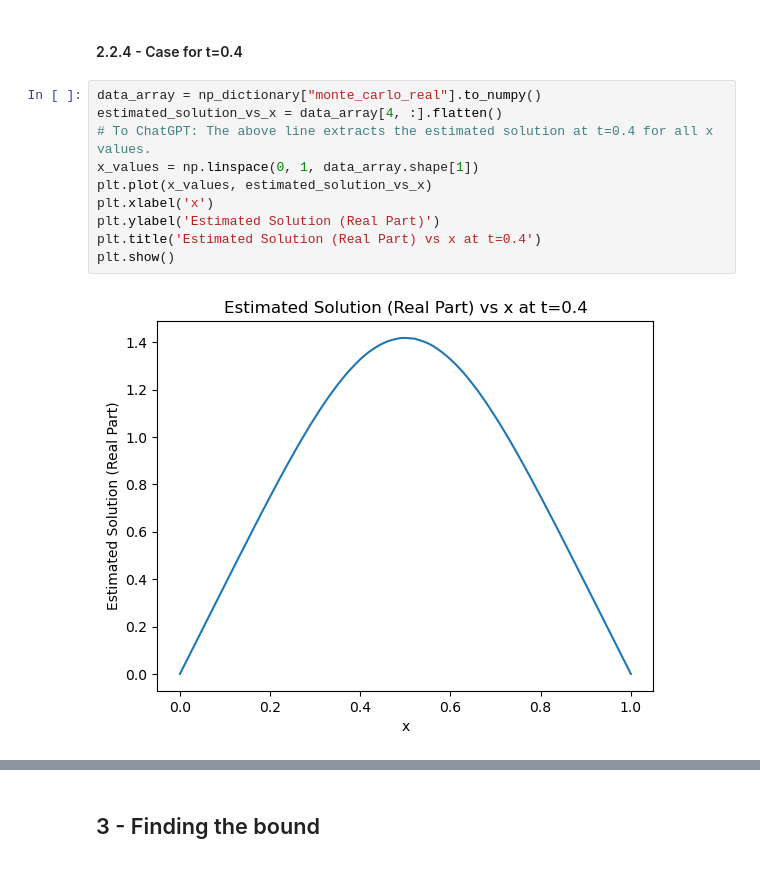
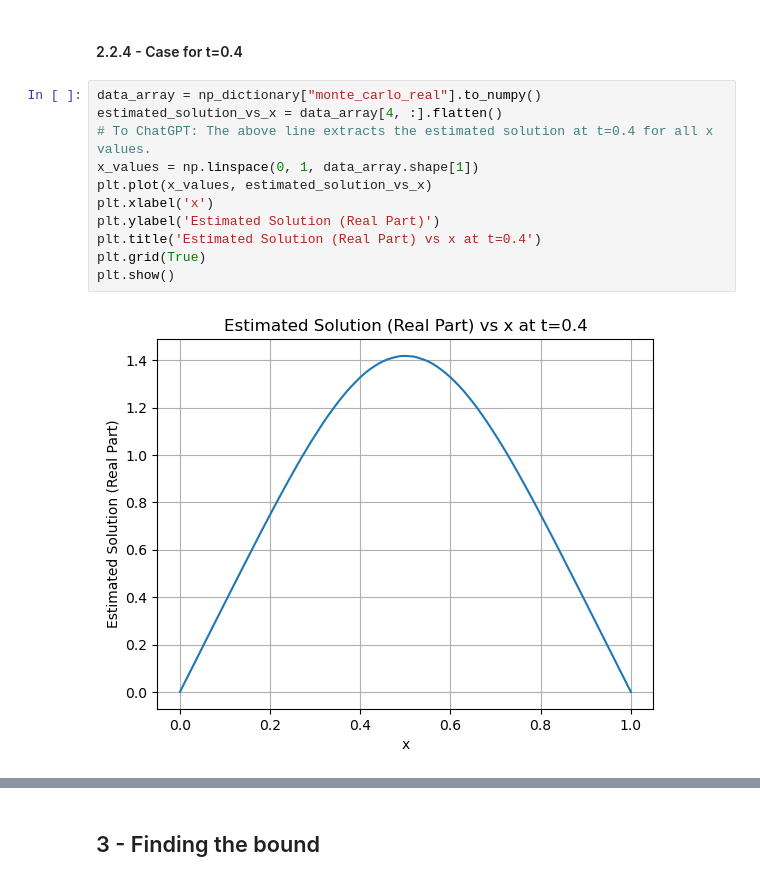
Before and after one commit to chanjuanyin/Nonlinear_Wave_simulations, a Jupyter notebook: Simulation_13/Plot_history_1.ipynb, the cells around one changed output, grey strips where cells are left out. Drawn from its saved outputs; the diff is of its cells as text.

Commit message:
plt.grid(True)

```diff
--- a/Simulation_13/Plot_history_1.ipynb
+++ b/Simulation_13/Plot_history_1.ipynb
@@ -140,15 +145,16 @@ plt.show()
 # %%
 data_array = np_dictionary["monte_carlo_real"].to_numpy()
 estimated_solution_vs_x = data_array[4, :].flatten()
 # To ChatGPT: The above line extracts the estimated solution at t=0.4 for all x values.
 x_values = np.linspace(0, 1, data_array.shape[1])
 plt.plot(x_values, estimated_solution_vs_x)
 plt.xlabel('x')
 plt.ylabel('Estimated Solution (Real Part)')
 plt.title('Estimated Solution (Real Part) vs x at t=0.4')
+plt.grid(True)
 plt.show()
 # %% [output]
-[figure, old version]
+[figure, new version]
 # %%
 data_array = np_dictionary["monte_carlo_imag"].to_numpy()
 estimated_solution_vs_x = data_array[4, :].flatten()
```
Also changed, not shown: parts of 6 cells of this notebook, 1 other file.
